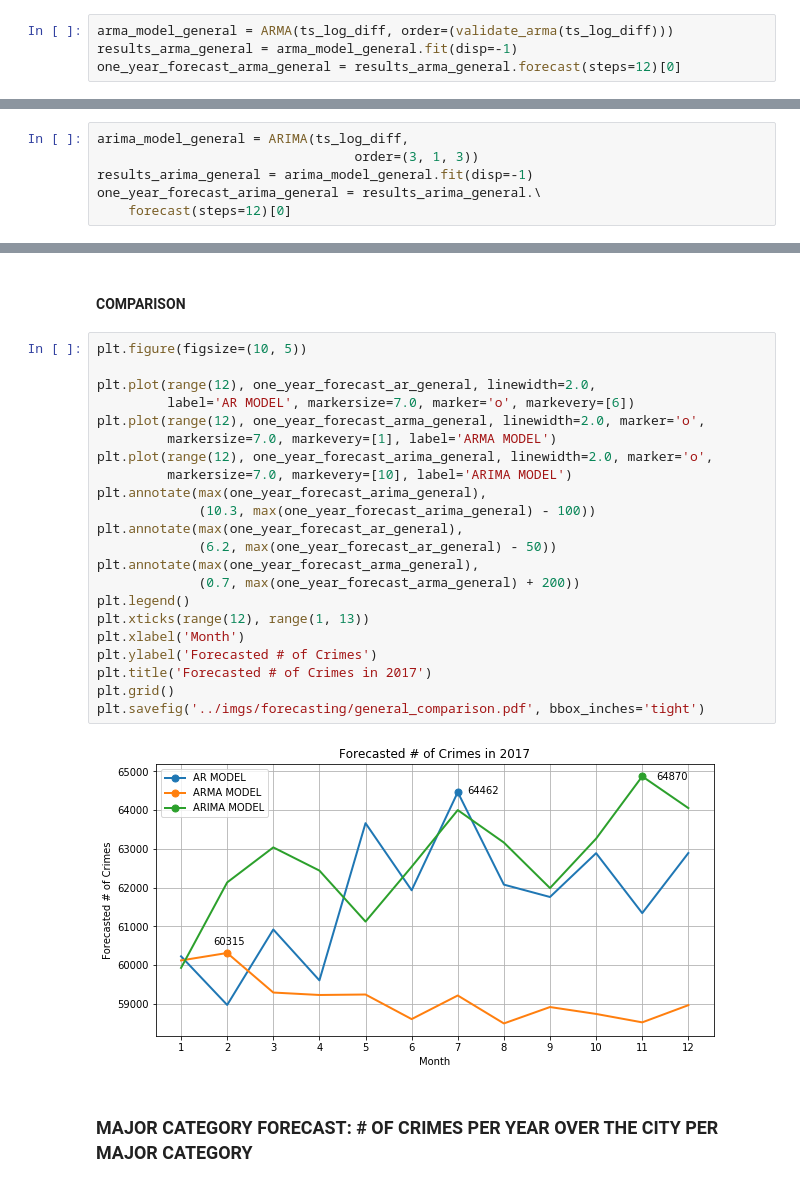
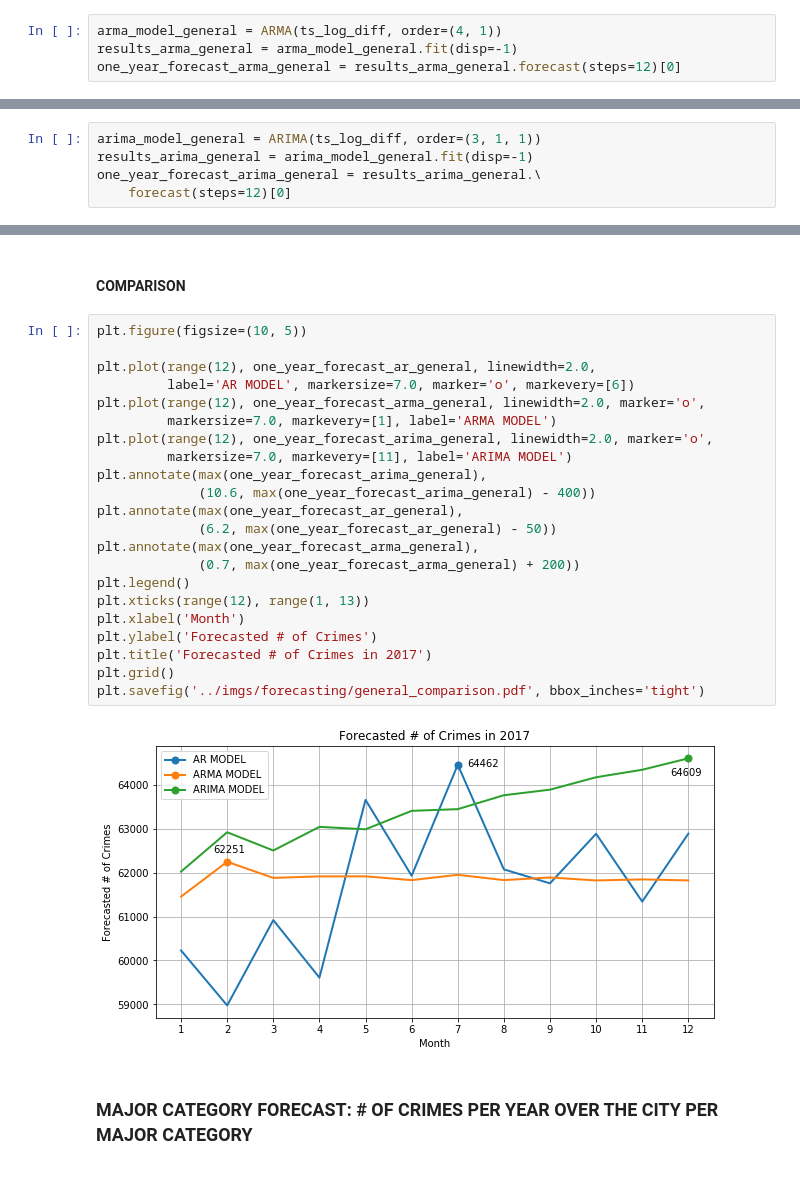
Before and after one commit to germz01/london_crime_data_analysis, a Jupyter notebook: notebooks/time_series_forecasting.ipynb, the cells around one changed output, grey strips where cells are left out. Cells and saved outputs as stored; diff of their text form.

Commit message:
Updated forecasting notebook

```diff
--- a/notebooks/time_series_forecasting.ipynb
+++ b/notebooks/time_series_forecasting.ipynb
@@ -172,5 +255,5 @@ one_year_forecast_ar_general = \
 # %%
-arma_model_general = ARMA(ts_log_diff, order=(validate_arma(ts_log_diff)))
+arma_model_general = ARMA(ts_log_diff, order=(4, 1))
 results_arma_general = arma_model_general.fit(disp=-1)
 one_year_forecast_arma_general = results_arma_general.forecast(steps=12)[0]
 # %%
@@ -181,6 +270,5 @@ one_year_forecast_arma_general = \
 # %%
-arima_model_general = ARIMA(ts_log_diff,
-                                 order=(3, 1, 3))
+arima_model_general = ARIMA(ts_log_diff, order=(3, 1, 1))
 results_arima_general = arima_model_general.fit(disp=-1)
 one_year_forecast_arima_general = results_arima_general.\
     forecast(steps=12)[0]
@@ -192,27 +280,27 @@ one_year_forecast_arima_general = \
 # %%
 plt.figure(figsize=(10, 5))
 
 plt.plot(range(12), one_year_forecast_ar_general, linewidth=2.0,
          label='AR MODEL', markersize=7.0, marker='o', markevery=[6])
 plt.plot(range(12), one_year_forecast_arma_general, linewidth=2.0, marker='o',
          markersize=7.0, markevery=[1], label='ARMA MODEL')
 plt.plot(range(12), one_year_forecast_arima_general, linewidth=2.0, marker='o',
-         markersize=7.0, markevery=[10], label='ARIMA MODEL')
+         markersize=7.0, markevery=[11], label='ARIMA MODEL')
 plt.annotate(max(one_year_forecast_arima_general),
-             (10.3, max(one_year_forecast_arima_general) - 100))
+             (10.6, max(one_year_forecast_arima_general) - 400))
 plt.annotate(max(one_year_forecast_ar_general),
              (6.2, max(one_year_forecast_ar_general) - 50))
 plt.annotate(max(one_year_forecast_arma_general),
              (0.7, max(one_year_forecast_arma_general) + 200))
 plt.legend()
 plt.xticks(range(12), range(1, 13))
 plt.xlabel('Month')
 plt.ylabel('Forecasted # of Crimes')
 plt.title('Forecasted # of Crimes in 2017')
 plt.grid()
 plt.savefig('../imgs/forecasting/general_comparison.pdf', bbox_inches='tight')
 # %% [output]
-[figure, old version]
+[figure, new version]
 # %% [markdown]
 ### MAJOR CATEGORY FORECAST: # OF CRIMES PER YEAR OVER THE CITY PER MAJOR CATEGORY
 # %% [markdown]
```
Also changed, not shown: parts of 16 cells of this notebook, 5 other files.
